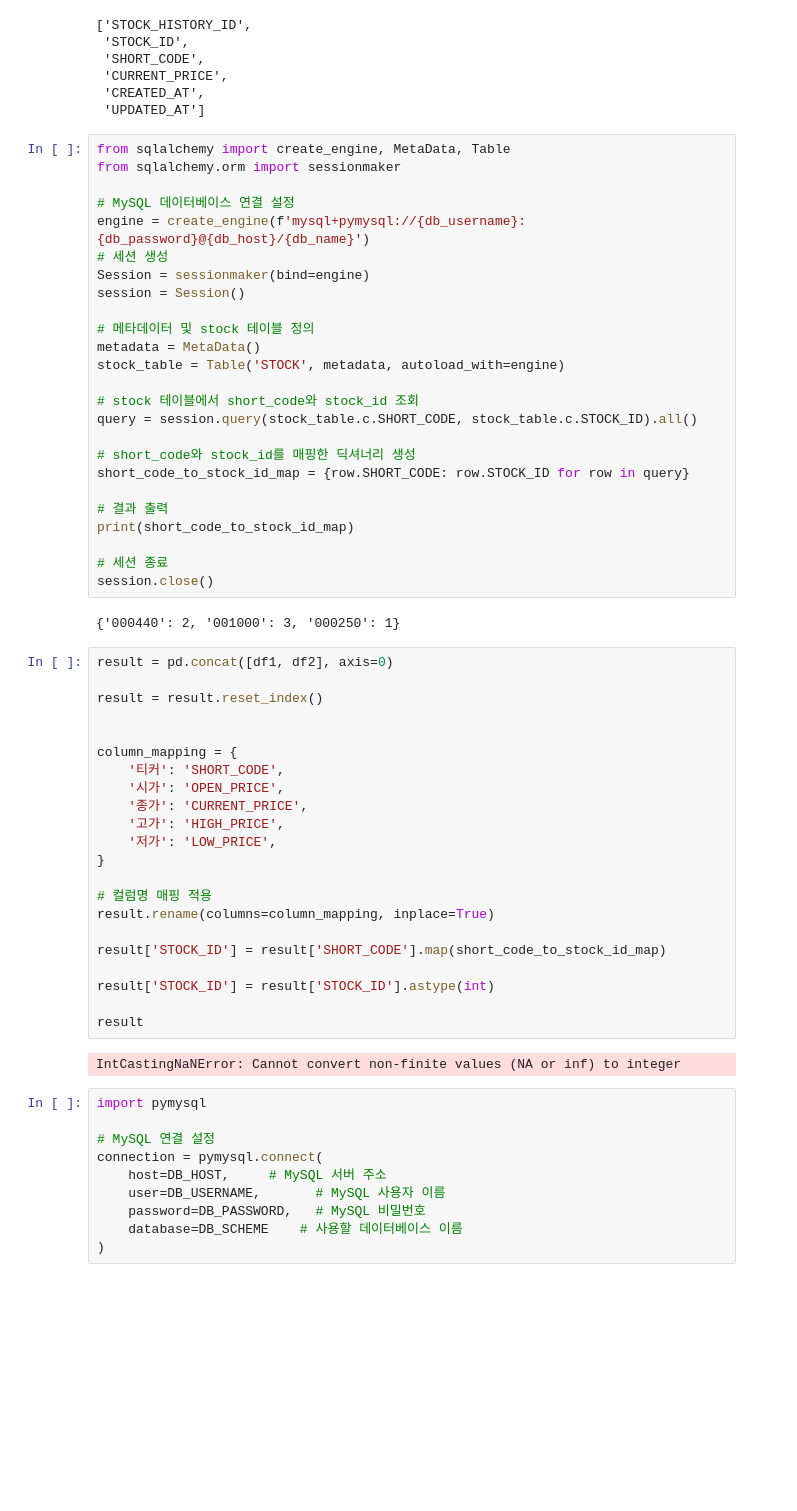
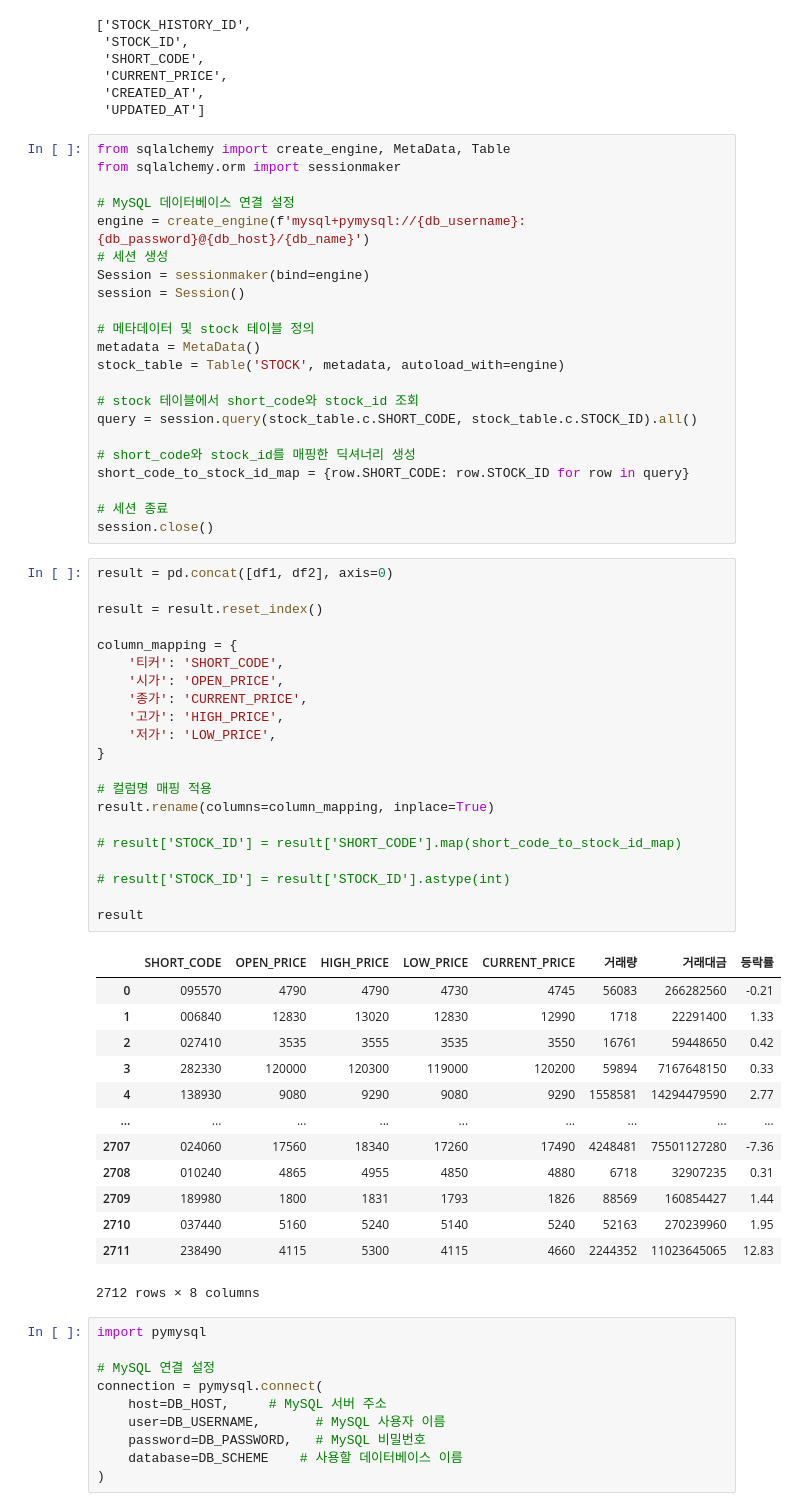
Before and after one commit to heebp/stock-report-data-generator, a Jupyter notebook: stock-info/pykrx.ipynb, the cells around one changed output. Cells and saved outputs as stored; diff of their text form; blank space fills up the shorter version.

```diff
--- a/stock-info/pykrx.ipynb
+++ b/stock-info/pykrx.ipynb
@@ -166,37 +166,43 @@ query = session.query(stock_table.c.SHORT_CODE, stock_table.c.STOCK_ID).all()
 # short_code와 stock_id를 매핑한 딕셔너리 생성
 short_code_to_stock_id_map = {row.SHORT_CODE: row.STOCK_ID for row in query}
 
-# 결과 출력
-print(short_code_to_stock_id_map)
-
 # 세션 종료
 session.close()
-# %% [output]
-{'000440': 2, '001000': 3, '000250': 1}
 # %%
 result = pd.concat([df1, df2], axis=0)
 
 result = result.reset_index()
-
 
 column_mapping = {
     '티커': 'SHORT_CODE',
     '시가': 'OPEN_PRICE',
     '종가': 'CURRENT_PRICE',
     '고가': 'HIGH_PRICE',
     '저가': 'LOW_PRICE',
 }
 
 # 컬럼명 매핑 적용
 result.rename(columns=column_mapping, inplace=True)
 
-result['STOCK_ID'] = result['SHORT_CODE'].map(short_code_to_stock_id_map)
+# result['STOCK_ID'] = result['SHORT_CODE'].map(short_code_to_stock_id_map)
 
-result['STOCK_ID'] = result['STOCK_ID'].astype(int)
+# result['STOCK_ID'] = result['STOCK_ID'].astype(int)
 
 result
 # %% [output]
+|  | SHORT_CODE | OPEN_PRICE | HIGH_PRICE | LOW_PRICE | CURRENT_PRICE | 거래량 | 거래대금 | 등락률 |
+| 0 | 095570 | 4790 | 4790 | 4730 | 4745 | 56083 | 266282560 | -0.21 |
+| 1 | 006840 | 12830 | 13020 | 12830 | 12990 | 1718 | 22291400 | 1.33 |
+| 2 | 027410 | 3535 | 3555 | 3535 | 3550 | 16761 | 59448650 | 0.42 |
+| 3 | 282330 | 120000 | 120300 | 119000 | 120200 | 59894 | 7167648150 | 0.33 |
+| 4 | 138930 | 9080 | 9290 | 9080 | 9290 | 1558581 | 14294479590 | 2.77 |
+| ... | ... | ... | ... | ... | ... | ... | ... | ... |
+| 2707 | 024060 | 17560 | 18340 | 17260 | 17490 | 4248481 | 75501127280 | -7.36 |
+| 2708 | 010240 | 4865 | 4955 | 4850 | 4880 | 6718 | 32907235 | 0.31 |
+| 2709 | 189980 | 1800 | 1831 | 1793 | 1826 | 88569 | 160854427 | 1.44 |
+| 2710 | 037440 | 5160 | 5240 | 5140 | 5240 | 52163 | 270239960 | 1.95 |
+| 2711 | 238490 | 4115 | 5300 | 4115 | 4660 | 2244352 | 11023645065 | 12.83 |
-IntCastingNaNError: Cannot convert non-finite values (NA or inf) to integer
+2712 rows × 8 columns
 # %%
 import pymysql
 
```
Also changed, not shown: parts of 6 cells of this notebook, 6 other files.
